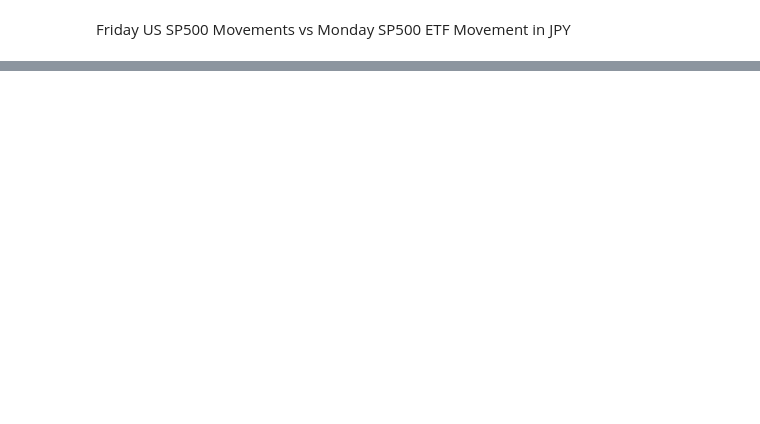
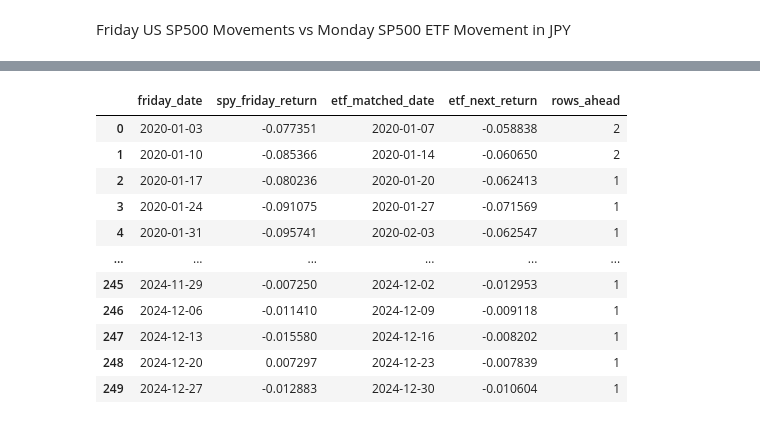
Before and after one commit to TradeInsight-Info/TiPortfolio, a Jupyter notebook: research/us_friday_vs_jp_monday.ipynb, the cells around one changed output, grey strips where cells are left out. Cells and saved outputs as stored; diff of their text form; code cells hidden in the pictures; blank space fills up the shorter version.

```diff
--- a/research/us_friday_vs_jp_monday.ipynb
+++ b/research/us_friday_vs_jp_monday.ipynb
@@ -44,0 +14,8 @@ ValueError: DataFrame is missing required columns: ['symbol', 'date', 'open', 'h
+# %%
+# get spy
+spy_df = yfinance.query('SPY', '2020-01-01', '2024-12-31', '1D', 'all')
+spy_df
+# %%
+# get 2558.T
+etf_jp_df = yfinance.query('2558.T', '2018-01-01', '2024-12-31', '1D', 'all')
+etf_jp_df
@@ -44,0 +61,5 @@ ValueError: DataFrame is missing required columns: ['symbol', 'date', 'open', 'h
+# %%
+# calculate (close - open) / open for spy and etf_jp of each row
+merged['spy_return'] = (merged['spy_adj_close'] - merged['spy_open']) / merged['spy_open']
+merged['etf_jp_return'] = (merged['etf_jp_adj_close'] - merged['etf_jp_open']) / merged['etf_jp_open']
+merged
@@ -44,0 +68,59 @@ ValueError: DataFrame is missing required columns: ['symbol', 'date', 'open', 'h
+# %%
+# Pair each Friday SPY return with the next non-NaN JP ETF return (check up to 3 market rows ahead)
+import numpy as np
+import matplotlib.pyplot as plt
+import os
+
+# defensive copy
+_df = merged.copy()
+
+# ensure datetime index for weekday operations
+_df.index = pd.to_datetime(_df.index)
+
+# compute returns if not already present
+if 'spy_return' not in _df.columns:
+    _df['spy_return'] = (_df['spy_adj_close'] - _df['spy_open']) / _df['spy_open']
+if 'etf_jp_return' not in _df.columns:
+    _df['etf_jp_return'] = (_df['etf_jp_adj_close'] - _df['etf_jp_open']) / _df['etf_jp_open']
+
+# reset index so we can use positional lookups
+_reset = _df.reset_index().rename(columns={'index': 'date'})
+
+pairs = []
+N = len(_reset)
+
+for i, row in _reset.iterrows():
+    # only Fridays
+    if row['date'].weekday() != 4:
+        continue
+    # require spy return
+    if pd.isna(row.get('spy_return')):
+        continue
+
+    matched = None
+    # check next 1..3 rows for first non-NaN etf_jp_return
+    for ahead in range(1, 4):
+        j = i + ahead
+        if j >= N:
+            break
+        candidate = _reset.at[j, 'etf_jp_return']
+        if not pd.isna(candidate):
+            matched = {
+                'friday_date': row['date'].date().isoformat(),
+                'spy_friday_return': float(row['spy_return']),
+                'etf_matched_date': _reset.at[j, 'date'].date().isoformat(),
+                'etf_next_return': float(candidate),
+                'rows_ahead': ahead,
+            }
+            break
+    if matched is not None:
+        pairs.append(matched)
+
+pairs_df = pd.DataFrame(pairs)
+
+print(f"Total Fridays considered: {_reset['date'].dt.weekday.eq(4).sum()}")
+print(f"Total Fridays matched: {len(pairs_df)}")
+
+
+pairs_df
+# %% [output]
@@ -44,0 +129,12 @@ ValueError: DataFrame is missing required columns: ['symbol', 'date', 'open', 'h
+|  | friday_date | spy_friday_return | etf_matched_date | etf_next_return | rows_ahead |
+| 0 | 2020-01-03 | -0.077351 | 2020-01-07 | -0.058838 | 2 |
+| 1 | 2020-01-10 | -0.085366 | 2020-01-14 | -0.060650 | 2 |
+| 2 | 2020-01-17 | -0.080236 | 2020-01-20 | -0.062413 | 1 |
+| 3 | 2020-01-24 | -0.091075 | 2020-01-27 | -0.071569 | 1 |
+| 4 | 2020-01-31 | -0.095741 | 2020-02-03 | -0.062547 | 1 |
+| ... | ... | ... | ... | ... | ... |
+| 245 | 2024-11-29 | -0.007250 | 2024-12-02 | -0.012953 | 1 |
+| 246 | 2024-12-06 | -0.011410 | 2024-12-09 | -0.009118 | 1 |
+| 247 | 2024-12-13 | -0.015580 | 2024-12-16 | -0.008202 | 1 |
+| 248 | 2024-12-20 | 0.007297 | 2024-12-23 | -0.007839 | 1 |
+| 249 | 2024-12-27 | -0.012883 | 2024-12-30 | -0.010604 | 1 |
```
Also changed, not shown: parts of 8 cells of this notebook, 2 other files.
